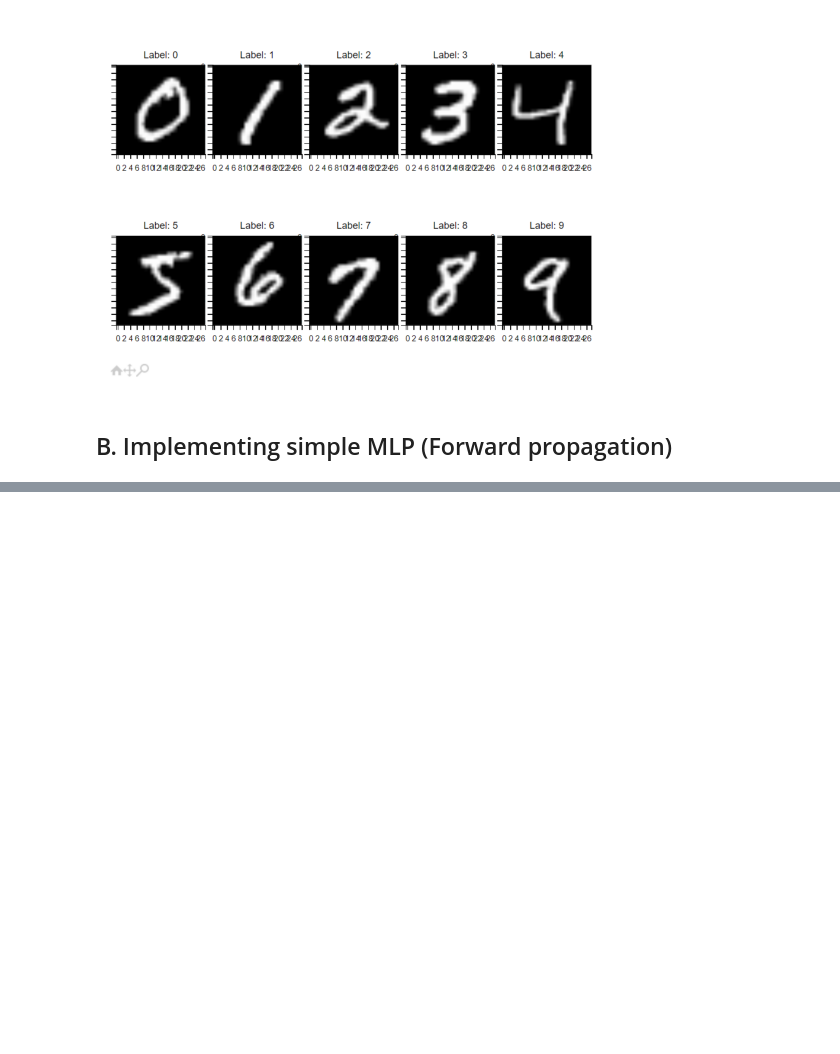
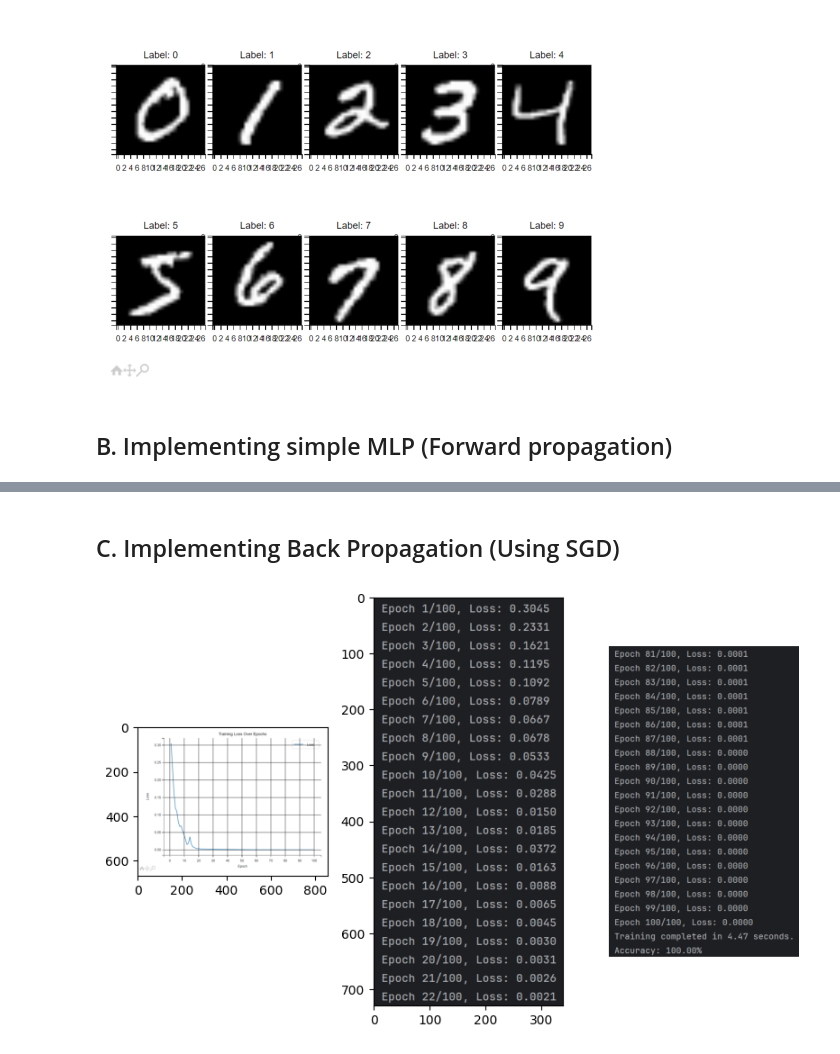
Before and after one commit to MahtabDastranj/Computational-Intelligance, a Jupyter notebook: Neural-Network/explanation.ipynb, the cells around one changed output, grey strips where cells are left out. Saved outputs shown, nothing was run; the diff lists cells and outputs as text; code cells hidden in the pictures; blank space fills up the shorter version.

```diff
--- a/Neural-Network/explanation.ipynb
+++ b/Neural-Network/explanation.ipynb
@@ -140,0 +141,16 @@ plt.show()
+# %% [markdown]
+## C. Implementing Back Propagation (Using SGD)
+# %%
+img1 = mpimg.imread(r"C:\Users\MDastranj\OneDrive\Pictures\Screenshots\Screenshot 2024-11-29 203940.png")
+img2 = mpimg.imread(r"C:\Users\MDastranj\OneDrive\Pictures\Screenshots\Screenshot 2024-11-29 205854.png")
+img3 = mpimg.imread(r"C:\Users\MDastranj\OneDrive\Pictures\Screenshots\Screenshot 2024-11-29 205728.png")
+
+fig, axs = plt.subplots(1, 3, figsize=(8, 8))
+axs[0].imshow(img1)
+axs[1].imshow(img2)
+axs[2].imshow(img3)
+plt.axis('off')
+plt.tight_layout()
+plt.show()
+# %% [output]
+[figure, added]
```
Also changed, not shown: parts of 3 cells of this notebook.
